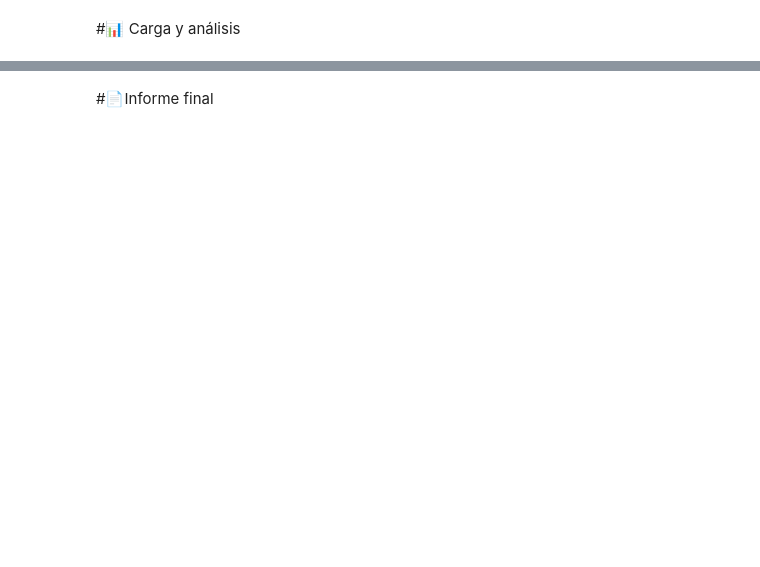
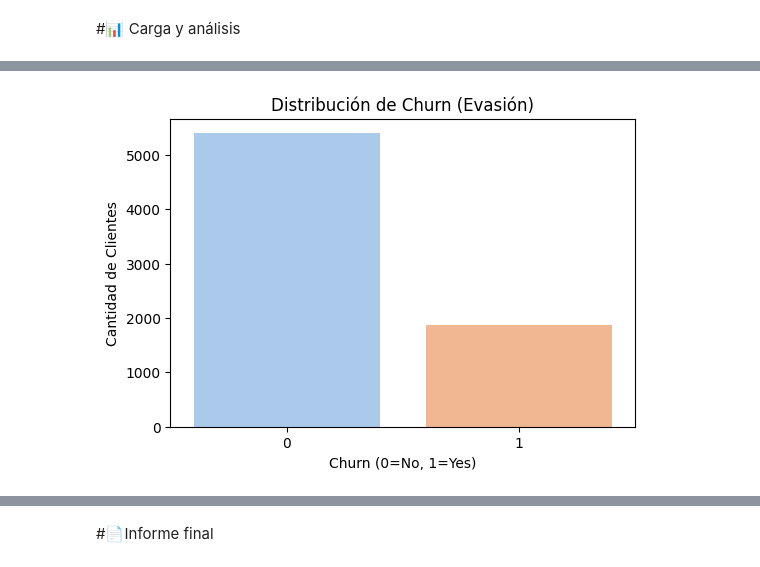
Before and after one commit to eduardo-mendiola/challenge-telecomx-alura, a Jupyter notebook: TelecomX_LATAM.ipynb, the cells around one changed output, grey strips where cells are left out. Saved outputs shown, nothing was run; the diff lists cells and outputs as text; code cells hidden in the pictures; blank space fills up the shorter version.

```diff
--- a/TelecomX_LATAM.ipynb
+++ b/TelecomX_LATAM.ipynb
@@ -24,0 +175,5 @@ Tu desafío será recopilar, procesar y analizar los datos, utilizando Python y
+# %%
+# Normalizar columnas con diccionarios
+for col in ['customer', 'phone', 'internet', 'account']:
+    normalized = pd.json_normalize(df[col])
+    df = pd.concat([df.drop(columns=[col]), normalized], axis=1)
@@ -24,0 +242,5 @@ Tu desafío será recopilar, procesar y analizar los datos, utilizando Python y
+# %%
+# Convert 'charges_total' to float, handling non-numeric values safely
+df['charges_total'] = pd.to_numeric(df['charges_total'], errors='coerce')
+
+df.info()
@@ -24,0 +271,10 @@ Tu desafío será recopilar, procesar y analizar los datos, utilizando Python y
+# %%
+# Step 1: Automatically find binary Yes/No columns
+yes_no_cols = [
+    col for col in df.columns
+    if df[col].dropna().unique().tolist() in [['Yes', 'No'], ['No', 'Yes']]
+]
+
+# Step 2: Convert Yes/No to 1/0 and set type to int
+for col in yes_no_cols:
+    df[col] = df[col].map({'Yes': 1, 'No': 0}).fillna(0).astype(int)
@@ -24,0 +318,2 @@ Tu desafío será recopilar, procesar y analizar los datos, utilizando Python y
+# %%
+df['cuentas_diarias'] = (df['charges_monthly'] / 30).round(2)
@@ -26,0 +360,17 @@ Tu desafío será recopilar, procesar y analizar los datos, utilizando Python y
+# %%
+import matplotlib.pyplot as plt
+import seaborn as sns
+
+# Contar cantidad de clientes churn = 1 y churn = 0
+churn_df = df['churn'].value_counts().reset_index()
+churn_df.columns = ['churn', 'count']
+
+# Gráfico de barras
+plt.figure(figsize=(6,4))
+sns.barplot(data=churn_df, x='churn', y='count', hue='churn', palette='pastel', dodge=False, legend=False)
+plt.title('Distribución de Churn (Evasión)')
+plt.xlabel('Churn (0=No, 1=Yes)')
+plt.ylabel('Cantidad de Clientes')
+plt.show()
+# %% [output]
+[figure, added]
```
Also changed, not shown: parts of 40 cells of this notebook.
